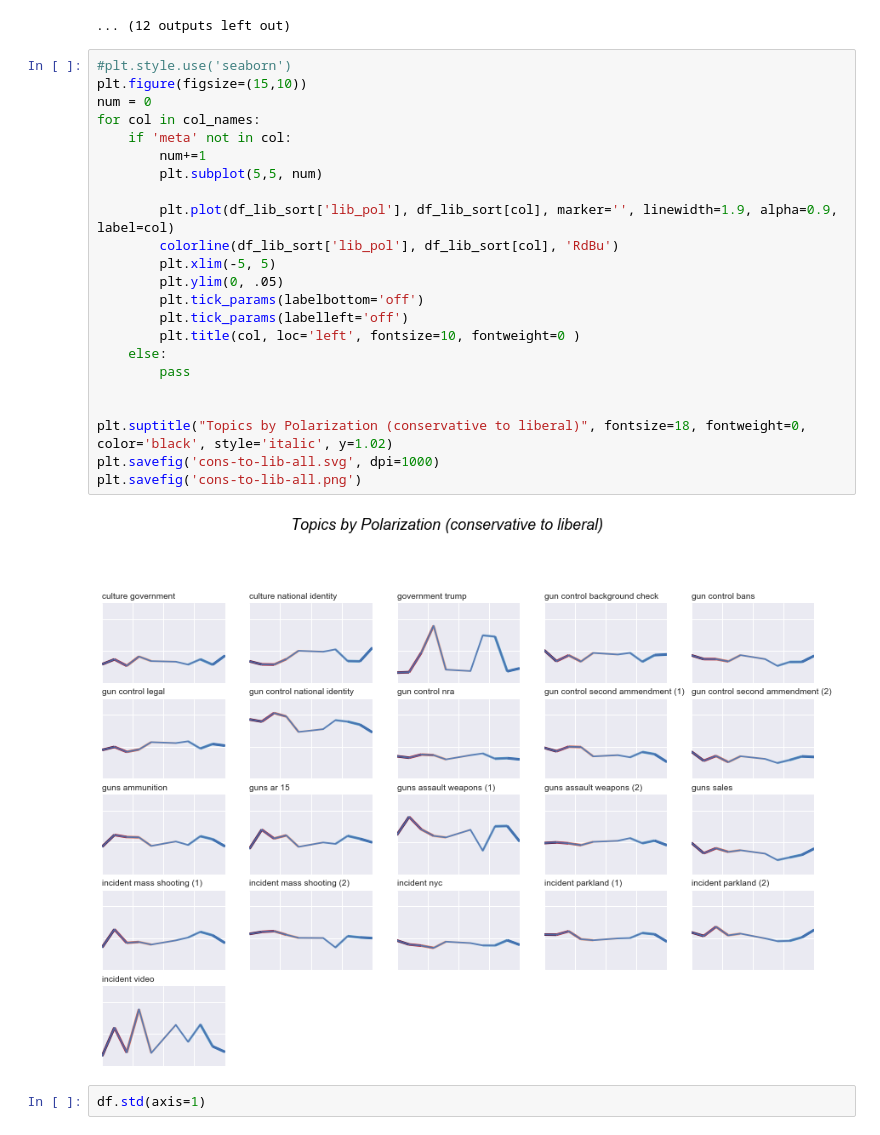
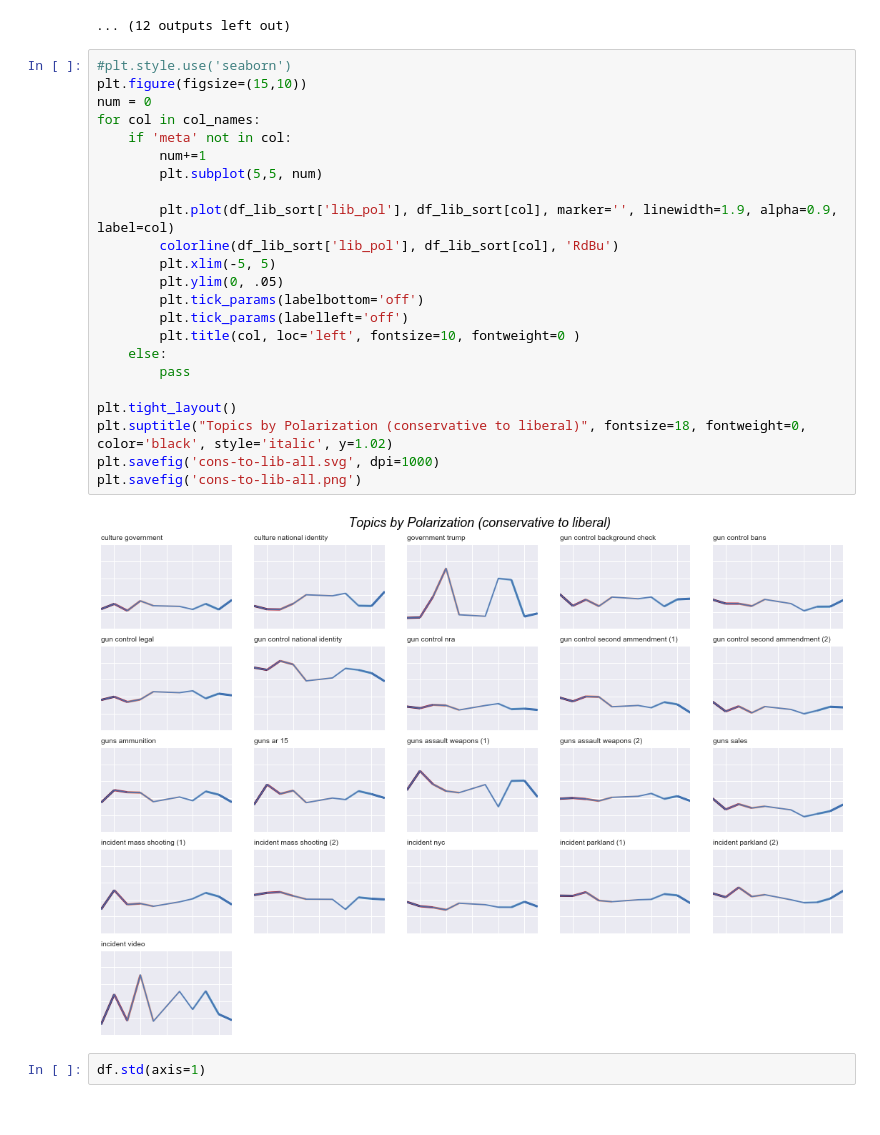
Before and after one commit to michellejm/guns_in_America, a Jupyter notebook: guns_wafflegrids.ipynb, the cells around one changed output. Cells and saved outputs as stored; diff of their text form.

```diff
--- a/guns_wafflegrids.ipynb
+++ b/guns_wafflegrids.ipynb
@@ -221,28 +221,28 @@ for col in col_names:
 # %%
 #plt.style.use('seaborn')
 plt.figure(figsize=(15,10))
 num = 0
 for col in col_names:
     if 'meta' not in col:
         num+=1
         plt.subplot(5,5, num)
 
         plt.plot(df_lib_sort['lib_pol'], df_lib_sort[col], marker='', linewidth=1.9, alpha=0.9, label=col)
         colorline(df_lib_sort['lib_pol'], df_lib_sort[col], 'RdBu')
         plt.xlim(-5, 5)
         plt.ylim(0, .05)
         plt.tick_params(labelbottom='off')
         plt.tick_params(labelleft='off')
         plt.title(col, loc='left', fontsize=10, fontweight=0 )
     else:
         pass
 
-
+plt.tight_layout()
 plt.suptitle("Topics by Polarization (conservative to liberal)", fontsize=18, fontweight=0, color='black', style='italic', y=1.02)
 plt.savefig('cons-to-lib-all.svg', dpi=1000)
 plt.savefig('cons-to-lib-all.png')
 # %% [output]
-[figure, old version]
+[figure, new version]
 # %%
 df.std(axis=1)
 # %% [output]
```
Also changed, not shown: parts of 7 cells of this notebook, 2 other files.
